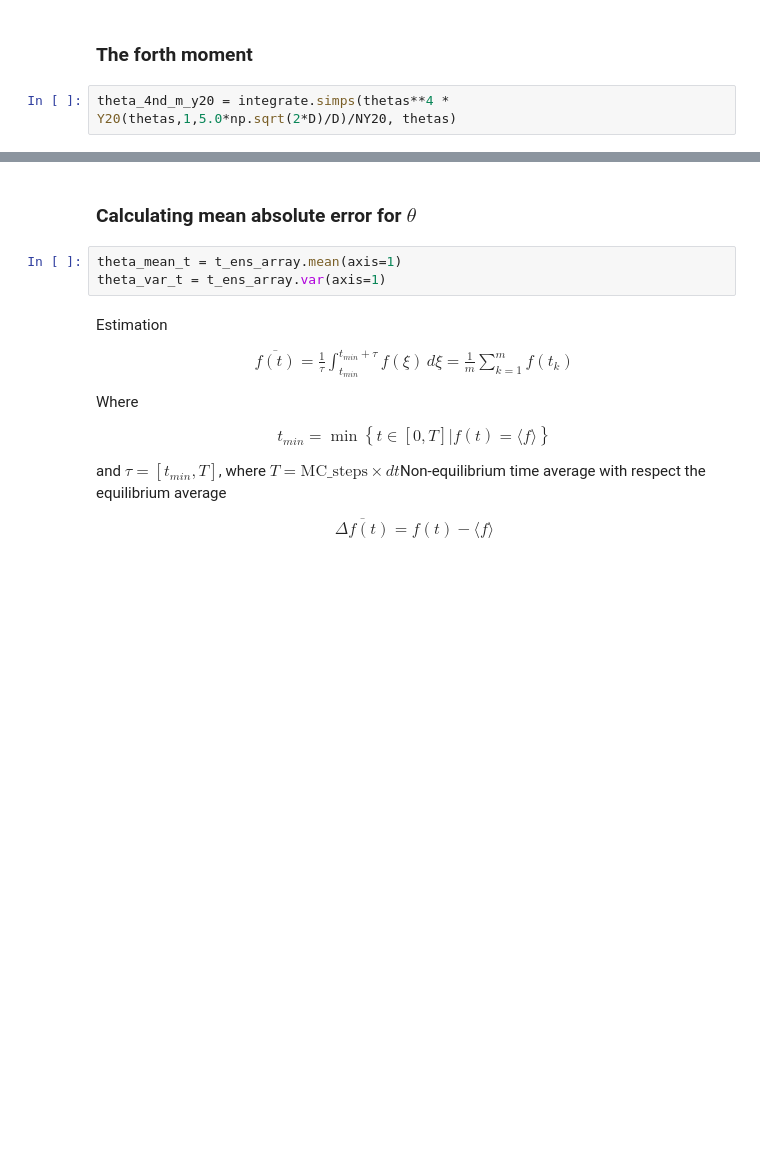
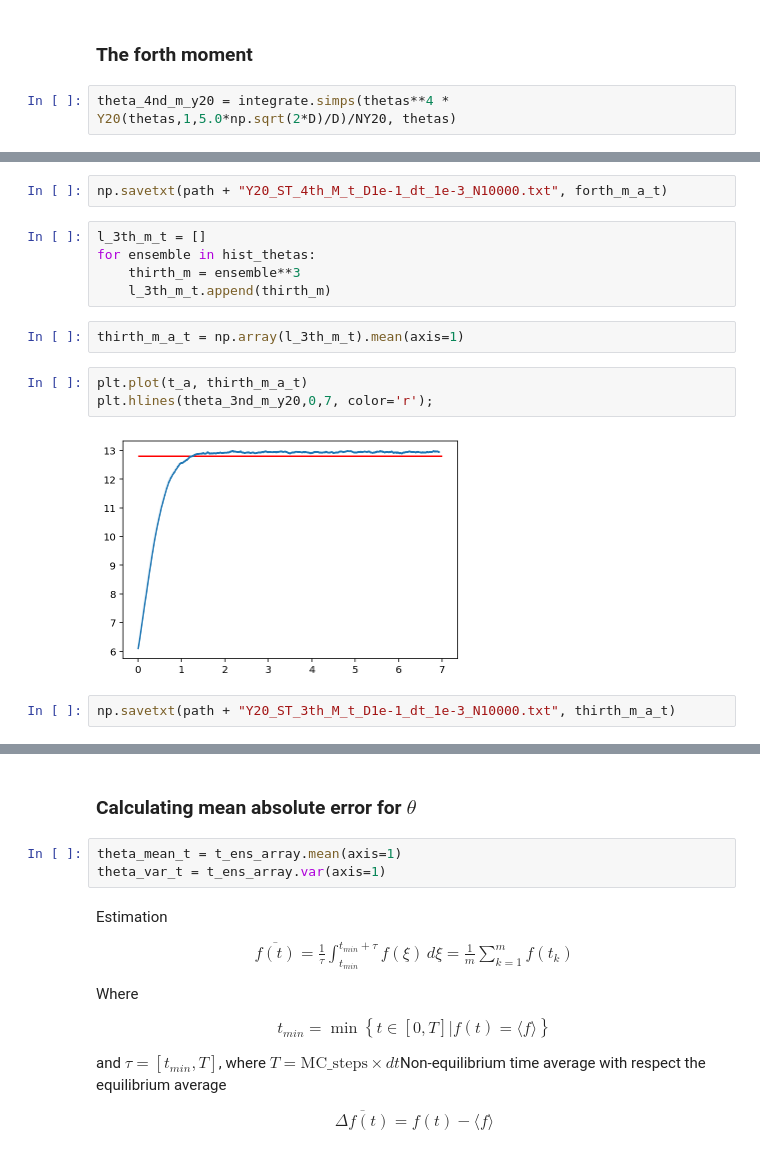
Before and after one commit to AdrianoValdesGomez/PhD-Thesis, a Jupyter notebook: Error_Analysis_Y20.ipynb, the cells around one changed output, grey strips where cells are left out. Saved outputs shown, nothing was run; the diff lists cells and outputs as text; blank space fills up the shorter version.

```diff
--- a/Error_Analysis_Y20.ipynb
+++ b/Error_Analysis_Y20.ipynb
@@ -128,0 +169,16 @@ theta_4nd_m_y20 = integrate.simps(thetas**4 * Y20(thetas,1,5.0*np.sqrt(2*D)/D)/N
+# %%
+np.savetxt(path + "Y20_ST_4th_M_t_D1e-1_dt_1e-3_N10000.txt", forth_m_a_t)
+# %%
+l_3th_m_t = []
+for ensemble in hist_thetas:
+    thirth_m = ensemble**3
+    l_3th_m_t.append(thirth_m)
+# %%
+thirth_m_a_t = np.array(l_3th_m_t).mean(axis=1)
+# %%
+plt.plot(t_a, thirth_m_a_t)
+plt.hlines(theta_3nd_m_y20,0,7, color='r');
+# %% [output]
+[figure, added]
+# %%
+np.savetxt(path + "Y20_ST_3th_M_t_D1e-1_dt_1e-3_N10000.txt", thirth_m_a_t)
```
Also changed, not shown: parts of 20 cells of this notebook.
